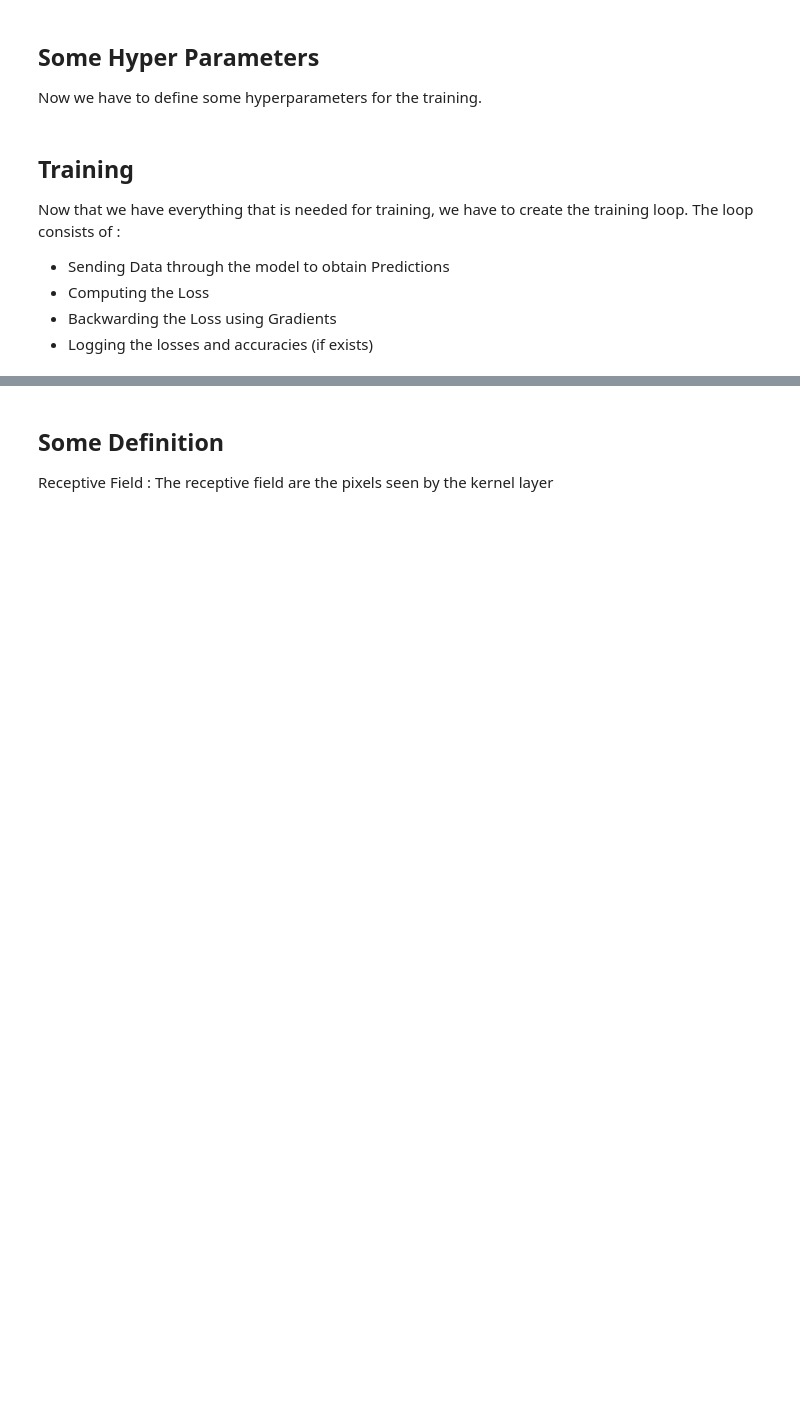
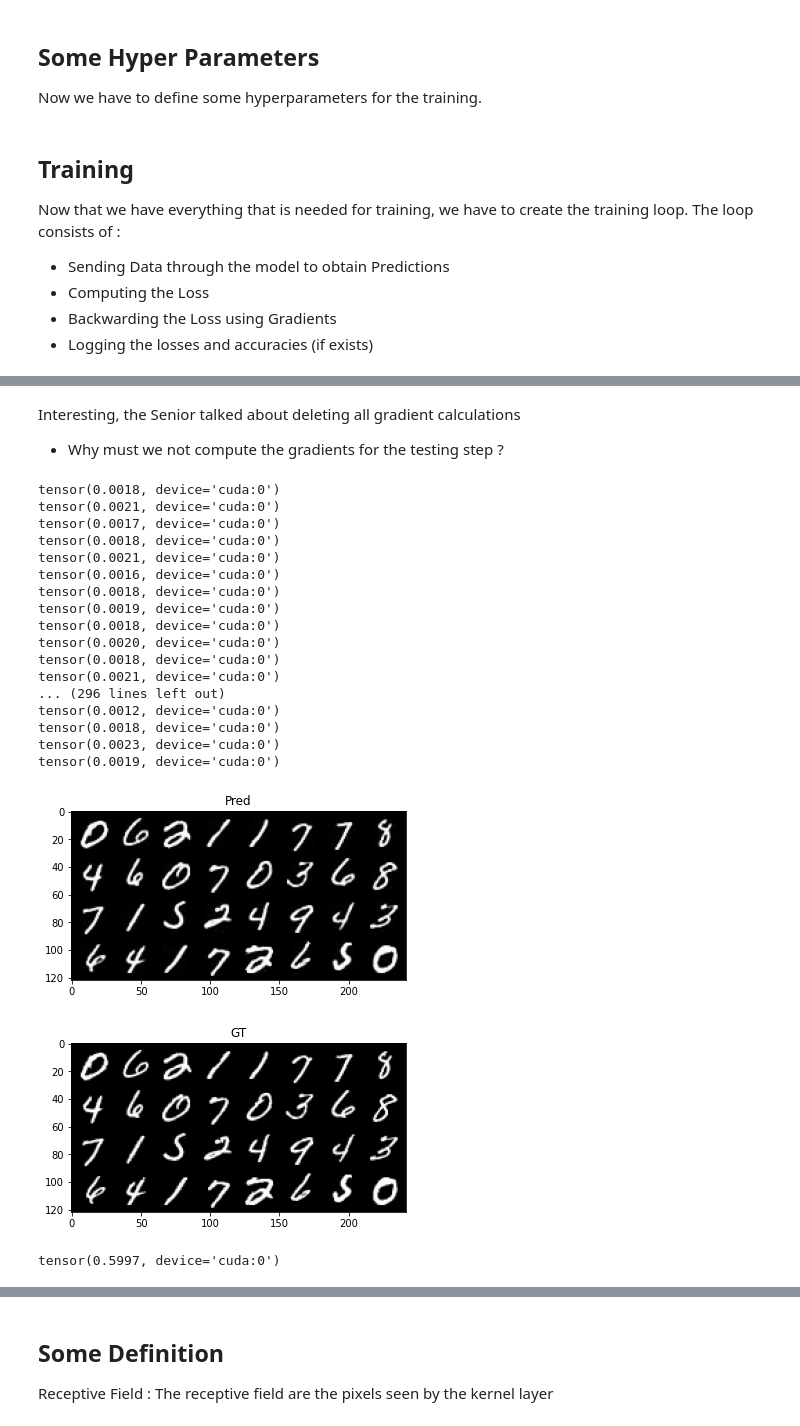
Before and after one commit to thad75/TP-ENSEA-ELEVE, a Jupyter notebook: 2A/Majeure Signal/AutoEncoder.ipynb, the cells around one changed output, grey strips where cells are left out. Drawn from its saved outputs; the diff is of its cells as text; code cells hidden in the pictures; blank space fills up the shorter version.

```diff
--- a/2A/Majeure Signal/AutoEncoder.ipynb
+++ b/2A/Majeure Signal/AutoEncoder.ipynb
@@ -262,5 +328,7 @@ We need a Loss Function. Let's reason. We are recreating an Image that is compre
 - How can you calculate the similarity between two vectors ?
 - What type of loss do you know that calculates the distance between two inputs ?
+# %%
+criterion = nn.MSELoss()
 # %% [markdown]
 ## An Optimizer
 
@@ -270,3 +340,6 @@ We need something to update the weights of the model. In fact, we need to perfor
+# %%
+learning_rate = 1e-3
+optimizer = torch.optim.Adam(model.parameters(), lr=learning_rate )
 # %% [markdown]
 ## Some Hyper Parameters
 
@@ -279,16 +352,3 @@ Now that we have everything that is needed for training, we have to create the t
 * Computing the Loss
 * Backwarding the Loss using Gradients
 * Logging the losses and accuracies (if exists)
-# %%
-for epoch in num_epoch :
-    running_loss = 0.0
-    for i, data in enumerate(trainloader, 0):
-        data = data.to(device)
-        optimizer.zero_grad()
-        outputs = net(data)
-        loss = criterion(outputs, labels)
-        loss.backward()
-        optimizer.step()
-        running_loss += loss.item()
-        if i == ??:
-          running_loss= running_loss/??
@@ -295,2 +417,54 @@ for epoch in num_epoch :
+# %% [markdown]
+Interesting, the Senior talked about deleting all gradient calculations
+* Why must we not compute the gradients for the testing step ?
+# %%
+import torch
+import torchvision
+import torchvision.transforms as transform
+import matplotlib.pyplot as plt
+import numpy as np
+
+def imshow(img,name= 'GT'):
+    npimg = img.numpy()
+    plt.imshow(np.transpose(npimg, (1, 2, 0)))
+    plt.title(name)
+    plt.show()
+
+with torch.no_grad():
+  running_loss = []
+  for i, data in enumerate(test_loader, 0):
+    image, label = data[0].view(data[0].shape[0],-1).to(device), data[1]
+    outputs = net(image)
+    outputs = outputs.view(data[0].shape)
+
+    loss = criterion(outputs, data[0].to(device))
+    print(loss)
+    running_loss.append(loss)
+
+# Plot the last batch
+imshow(torchvision.utils.make_grid(outputs.detach().cpu()),'Pred')
+imshow(torchvision.utils.make_grid(data[0]),'GT')
+sum(running_loss)
+# %% [output]
+tensor(0.0018, device='cuda:0')
+tensor(0.0021, device='cuda:0')
+tensor(0.0017, device='cuda:0')
+tensor(0.0018, device='cuda:0')
+tensor(0.0021, device='cuda:0')
+tensor(0.0016, device='cuda:0')
+tensor(0.0018, device='cuda:0')
+tensor(0.0019, device='cuda:0')
+tensor(0.0018, device='cuda:0')
+tensor(0.0020, device='cuda:0')
+tensor(0.0018, device='cuda:0')
+tensor(0.0021, device='cuda:0')
+... (296 lines left out)
+tensor(0.0012, device='cuda:0')
+tensor(0.0018, device='cuda:0')
+tensor(0.0023, device='cuda:0')
+tensor(0.0019, device='cuda:0')
+[figure, added]
+[figure, added]
+tensor(0.5997, device='cuda:0')
 # %% [markdown]
 Ok now to see the effect of the compression, change the latent_size to different values. For example try : 512, 128, 16, 1.
```
Also changed, not shown: parts of 142 cells of this notebook.
